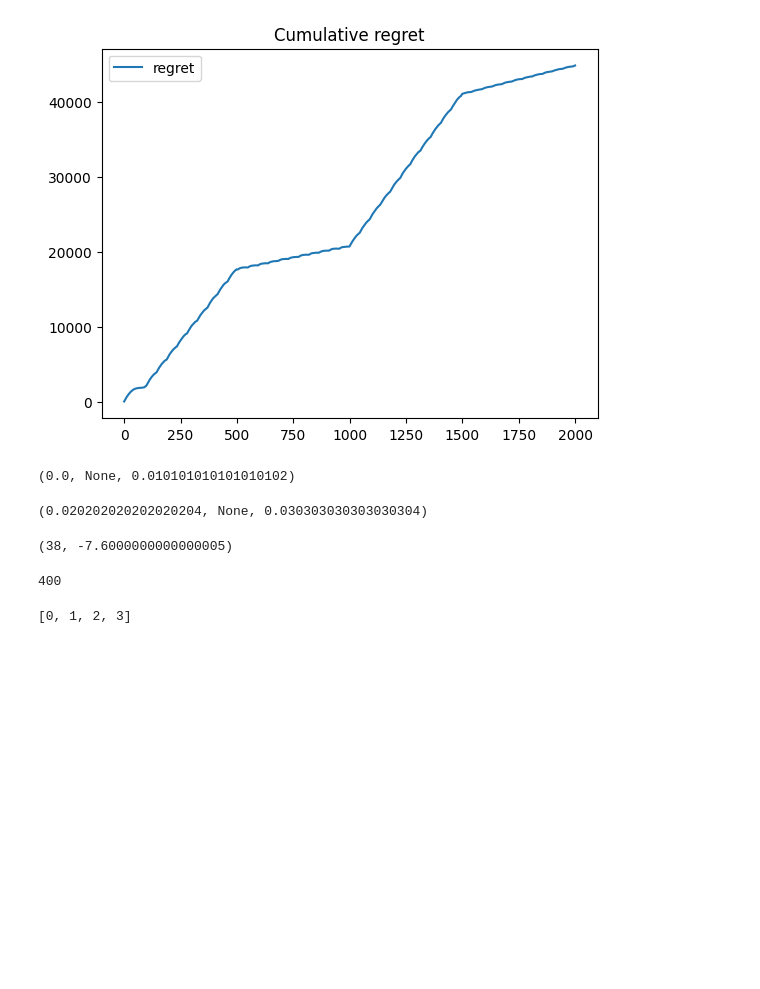
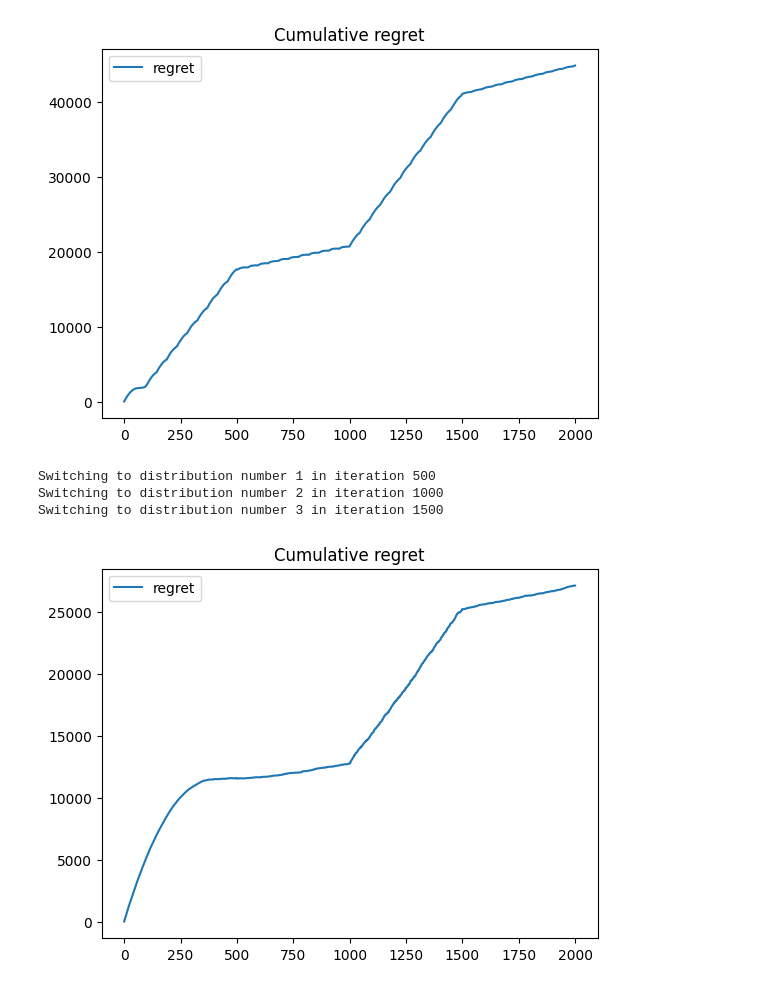
Before and after one commit to manuu1311/OLA-project, a Jupyter notebook: Deliverables/Requirement3/prova.ipynb, the cells around one changed output. Drawn from its saved outputs; the diff is of its cells as text; code cells hidden in the pictures; blank space fills up the shorter version.

Commit message:
added tentative cusumucb, need to perform fine tuning

```diff
--- a/Deliverables/Requirement3/prova.ipynb
+++ b/Deliverables/Requirement3/prova.ipynb
@@ -97,26 +97,49 @@ Switching to distribution number 1 in iteration 500
 Switching to distribution number 2 in iteration 1000
 Switching to distribution number 3 in iteration 1500
 [figure]
-# %%
-T=100
-agent=SWUCBAgent(100,T,int(np.sqrt(T)),prices)
-agent.pull_arm(),agent.update(10),agent.pull_arm()
-# %% [output]
-(0.0, None, 0.010101010101010102)
-# %%
-agent.pull_arm(),agent.update(10),agent.pull_arm()
-# %% [output]
-(0.020202020202020204, None, 0.030303030303030304)
-# %%
-env.round(0,100)
-# %% [output]
-(38, -7.6000000000000005)
-# %%
-env.t
-# %% [output]
-400
-# %%
-prova=[1,2,3]
-[0,*prova]
-# %% [output]
-[0, 1, 2, 3]
+# %%
+np.seterr('ignore')
+T=2000
+num_cust=100
+discretization=100
+prices=np.linspace(0,1,discretization)
+indexes=[int(T/4),int(2*T/4),int(3*T/4),T+1]
+pulls=np.array([])
+rewards=np.array([])
+clair_reward=np.array([])
+env=PricingEnvironment(norm_dem_curves,cost,indexes)
+h = 2*np.log(T/4)
+M = int(np.log(T/4))
+agent=CUSUMUCBAgent(100,T,M,h,prices)
+
+#get clairvoyant
+clair_prices=np.zeros(T)
+clair_prices[0:indexes[0]]=best_prices[0]
+clair_prices[indexes[0]:indexes[1]]=best_prices[1]
+clair_prices[indexes[1]:indexes[2]]=best_prices[2]
+clair_prices[indexes[2]:indexes[3]]=best_prices[3]
+
+
+
+for t in range(T):
+    p_t = agent.pull_arm()
+    d_t, r_t = env.round(p_t, num_cust,debug=True)
+    agent.update(r_t/num_cust)
+    rewards = np.append(rewards, r_t)
+    pulls=np.append(pulls,p_t)
+    dc,rc=env.round(clair_prices[t],num_cust,clairvoyant=True)
+    clair_reward = np.append(clair_reward, rc)
+
+
+
+cum_clair_reward=np.cumsum(clair_reward)
+cum_reward=np.cumsum(rewards)
+plt.plot(cum_clair_reward-cum_reward,label='regret')
+plt.title('Cumulative regret')
+plt.legend()
+plt.show()
+# %% [output]
+Switching to distribution number 1 in iteration 500
+Switching to distribution number 2 in iteration 1000
+Switching to distribution number 3 in iteration 1500
+[figure, added]
```
Also changed, not shown: parts of 1 cell of this notebook, 1 other file.
